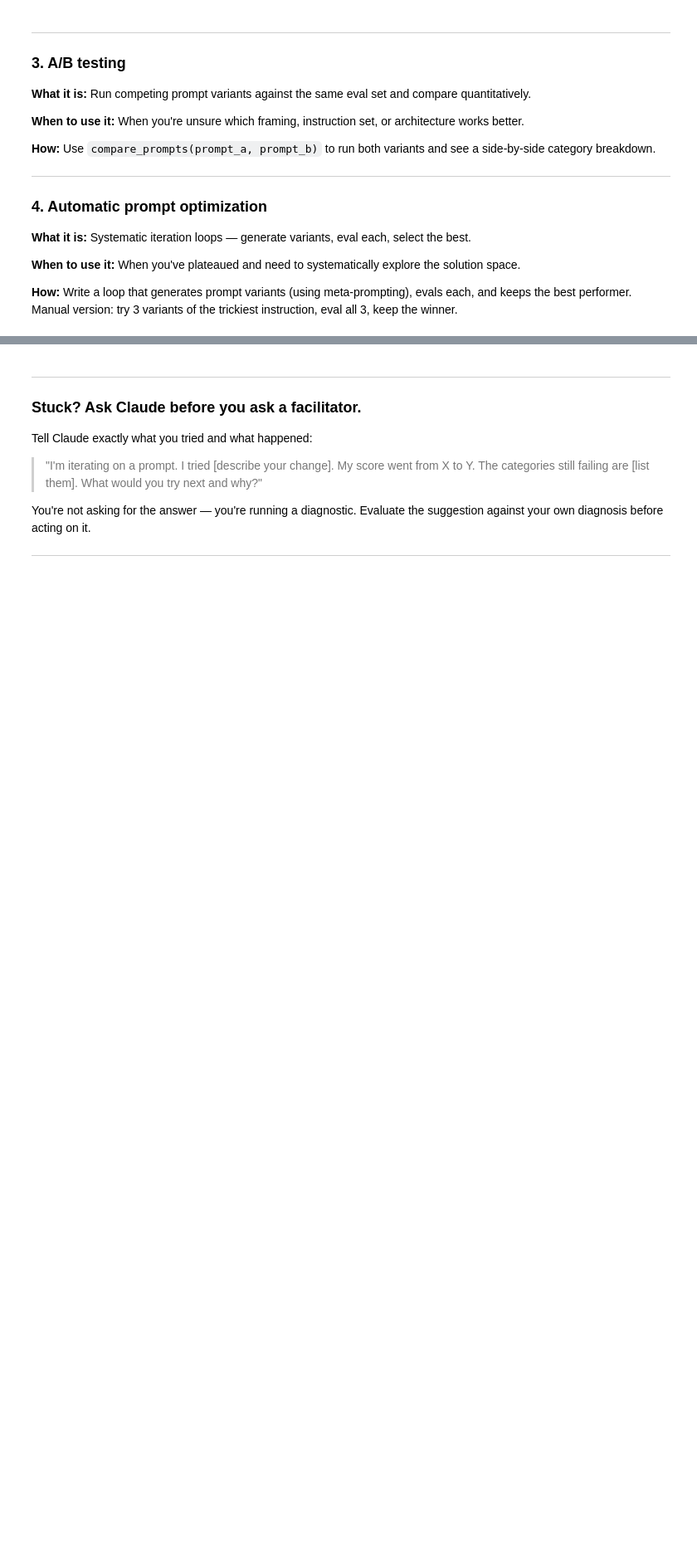
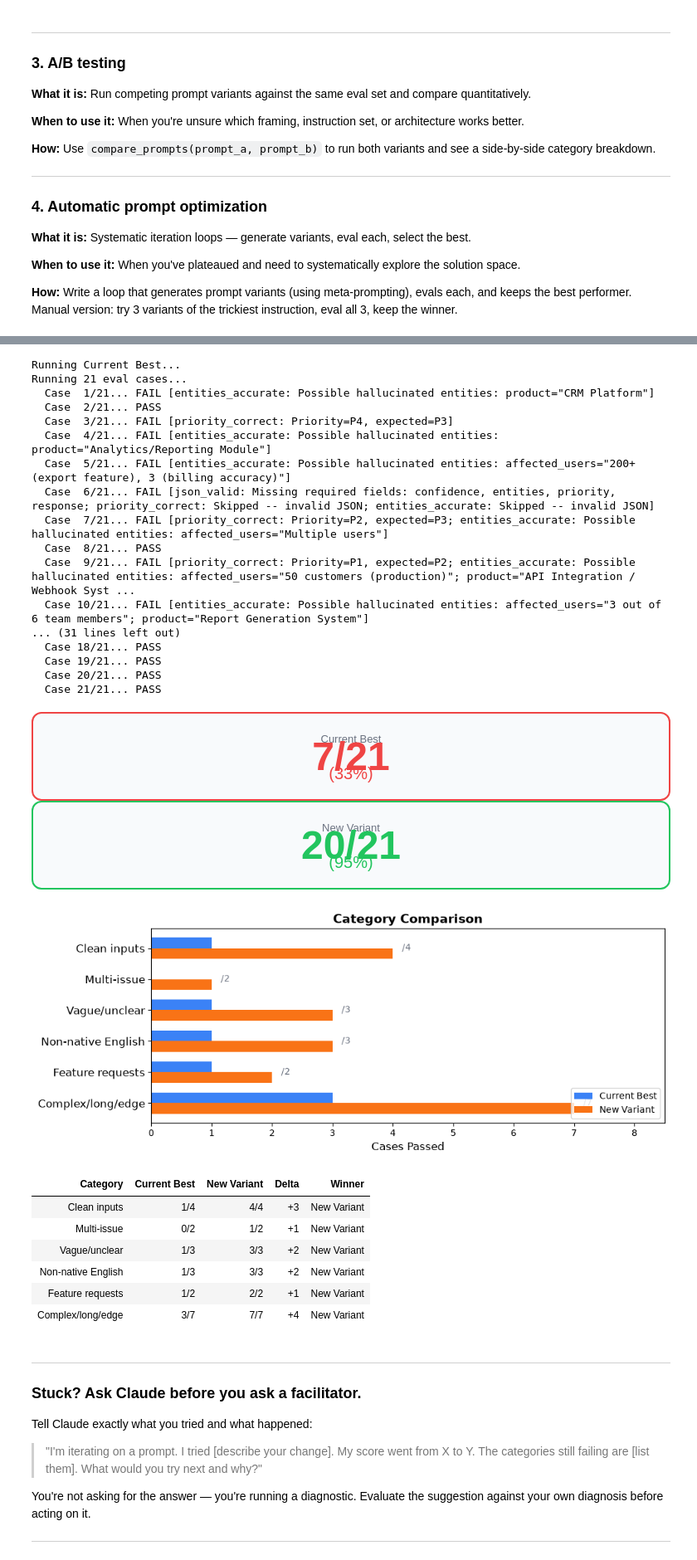
Before and after one commit to VadOs1/claude-practice, a Jupyter notebook: task04_prompt-rescue/Prompt_Rescue_solo.ipynb, the cells around one changed output, grey strips where cells are left out. Shown at 83% size. Drawn from its saved outputs; the diff is of its cells as text; code cells hidden in the pictures; blank space fills up the shorter version.

Commit message:
Update system prompt to get 95% tests pass rate

```diff
--- a/task04_prompt-rescue/Prompt_Rescue_solo.ipynb
+++ b/task04_prompt-rescue/Prompt_Rescue_solo.ipynb
@@ -1080,3 +1067,79 @@ prompt_b = """
+# %%
+# ============================================================
+# A/B COMPARISON -- Compare two prompt variants
+# ============================================================
+
+prompt_a = system_prompt  # Your current best
+
+prompt_b = """
+You are a support ticket classifier and responder. Process each ticket in three stages.
+
+STAGE 1 — CLASSIFY PRIORITY
+Classify based on ACTUAL impact only. Emotional language (URGENT, CRITICAL, UNACCEPTABLE, MANDATORY) does NOT change priority.
+
+- P1: Complete system outage — all users fully blocked, OR confirmed data loss/corruption, OR active security/privacy breach (e.g., one user can see another's private data)
+- P2: Major feature broken or severely degraded for many users; system still partially usable
+- P3: Minor bug, cosmetic defect, intermittent issue, few users affected, OR ticket is too vague to confirm P2 or higher
+- P4: Feature request or enhancement — ALWAYS P4, no exceptions, even if labeled CRITICAL, MANDATORY, or described as "no support for X"
+
+Rules:
+- Multi-issue tickets: classify by the HIGHEST-severity issue present
+- When impact is unclear or vague (no specifics, "sometimes"): use P3
+- A cosmetic or UI defect (truncated text, misaligned element) is P3, not P4 — it is a bug, not a feature request
+
+STAGE 2 — EXTRACT ENTITIES
+Extract ONLY values explicitly present in the ticket text. Never infer, compute, elaborate, or add context.
+
+- product: A specific named product or module as written in the ticket (e.g., "inventory management module", "UserVault", "Analytics Pro"). Use null if the ticket only uses generic references like "the platform", "the system", "the tool", "the dashboard" — these are NOT product names.
+- version: The version string exactly as written (e.g., "4.1.2", "2.8.0"). Use null if not stated.
+- error_codes: Array of technical error codes (e.g., "SVC-503-AUTH"), HTTP status codes (e.g., "500"), or error messages the user explicitly quotes (e.g., "timeout exceeded"). Use [] if none. Do NOT invent codes from feature names, UI labels, or your own descriptions.
+- affected_users: The bare number ONLY as a string — "500", "45", "2". Do NOT append labels like "customers", "admins", "team members", or qualifiers like "out of 6". For multi-issue tickets, use the single largest count explicitly stated. Use null if no specific number is given (e.g., "my team", "several people", "multiple departments" are not numbers).
+
+STAGE 3 — DRAFT RESPONSE
+- P1/P2: Acknowledge urgency, confirm investigation, provide a concrete next step
+- P3: Acknowledge the issue; if the ticket is vague, ask for specifics (version, steps to reproduce, error messages)
+- P4 (feature request): Thank the user, confirm it's logged as a feature request. Do NOT use "fix", "bug", "resolve", or "investigate"
+- Multi-issue tickets: acknowledge ALL issues raised
+
+Maintain professional tone regardless of the ticket's tone.
+
+Return ONLY valid JSON with no other text:
+{"priority": "P1|P2|P3|P4", "entities": {"product": null, "version": null, "error_codes": [], "affected_users": null}, "response": "response text", "confidence": "high|medium|low"}
+"""
+
+result_a, result_b = compare_prompts(prompt_a, prompt_b, label_a="Current Best", label_b="New Variant")
+# %% [output]
+Running Current Best...
+Running 21 eval cases...
+  Case  1/21... FAIL [entities_accurate: Possible hallucinated entities: product="CRM Platform"]
+  Case  2/21... PASS
+  Case  3/21... FAIL [priority_correct: Priority=P4, expected=P3]
+  Case  4/21... FAIL [entities_accurate: Possible hallucinated entities: product="Analytics/Reporting Module"]
+  Case  5/21... FAIL [entities_accurate: Possible hallucinated entities: affected_users="200+ (export feature), 3 (billing accuracy)"]
+  Case  6/21... FAIL [json_valid: Missing required fields: confidence, entities, priority, response; priority_correct: Skipped -- invalid JSON; entities_accurate: Skipped -- invalid JSON]
+  Case  7/21... FAIL [priority_correct: Priority=P2, expected=P3; entities_accurate: Possible hallucinated entities: affected_users="Multiple users"]
+  Case  8/21... PASS
+  Case  9/21... FAIL [priority_correct: Priority=P1, expected=P2; entities_accurate: Possible hallucinated entities: affected_users="50 customers (production)"; product="API Integration / Webhook Syst ...
+  Case 10/21... FAIL [entities_accurate: Possible hallucinated entities: affected_users="3 out of 6 team members"; product="Report Generation System"]
+... (31 lines left out)
+  Case 18/21... PASS
+  Case 19/21... PASS
+  Case 20/21... PASS
+  Case 21/21... PASS
+Current Best
+7/21
+(33%)
+New Variant
+20/21
+(95%)
+[figure, added]
+| Category | Current Best | New Variant | Delta | Winner |
+| Clean inputs | 1/4 | 4/4 | +3 | New Variant |
+| Multi-issue | 0/2 | 1/2 | +1 | New Variant |
+| Vague/unclear | 1/3 | 3/3 | +2 | New Variant |
+| Non-native English | 1/3 | 3/3 | +2 | New Variant |
+| Feature requests | 1/2 | 2/2 | +1 | New Variant |
+| Complex/long/edge | 3/7 | 7/7 | +4 | New Variant |
 # %%
 # ============================================================
 # ITERATION LOG -- Track your progress across runs
```
Also changed, not shown: parts of 3 cells of this notebook.
